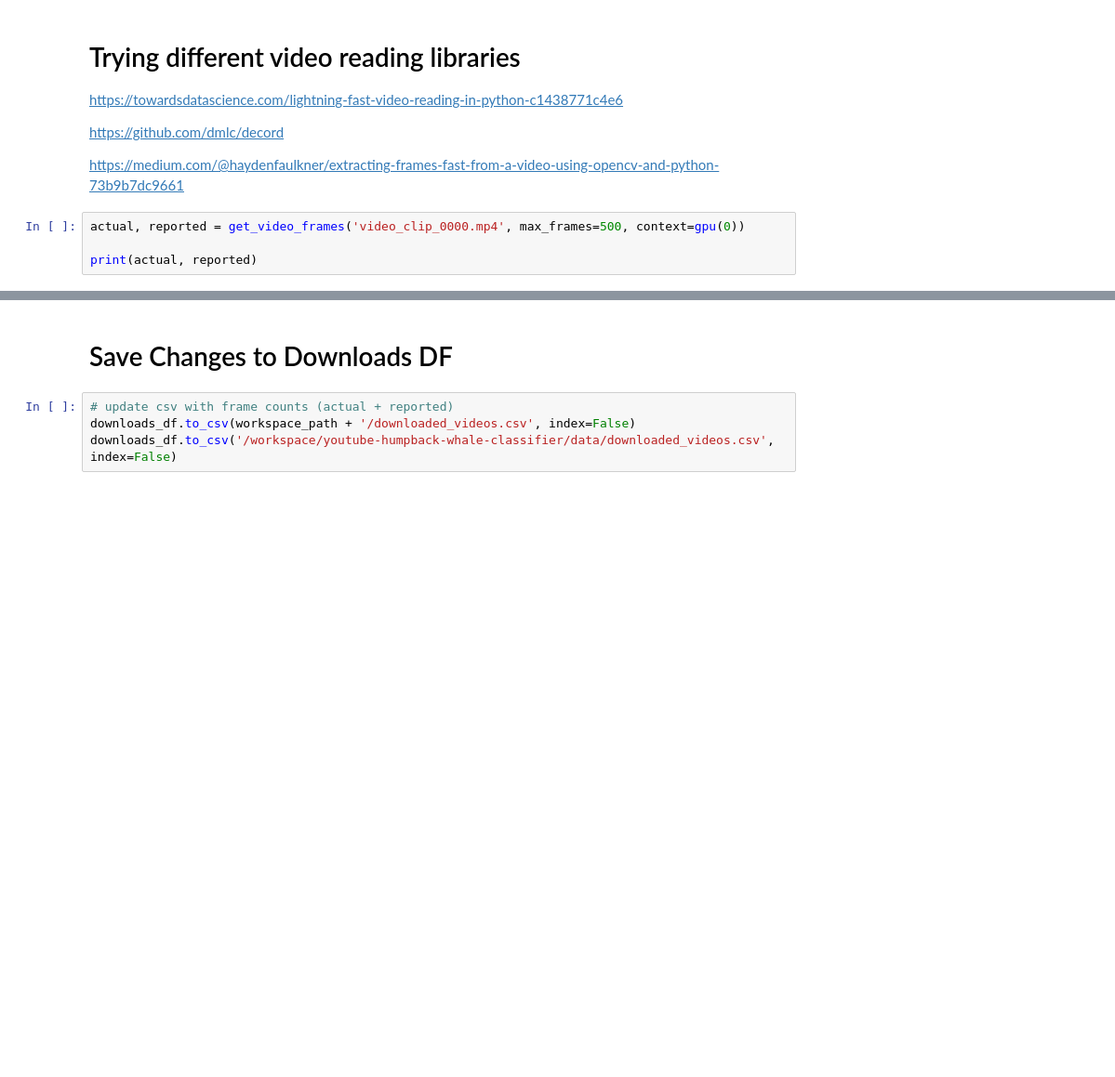
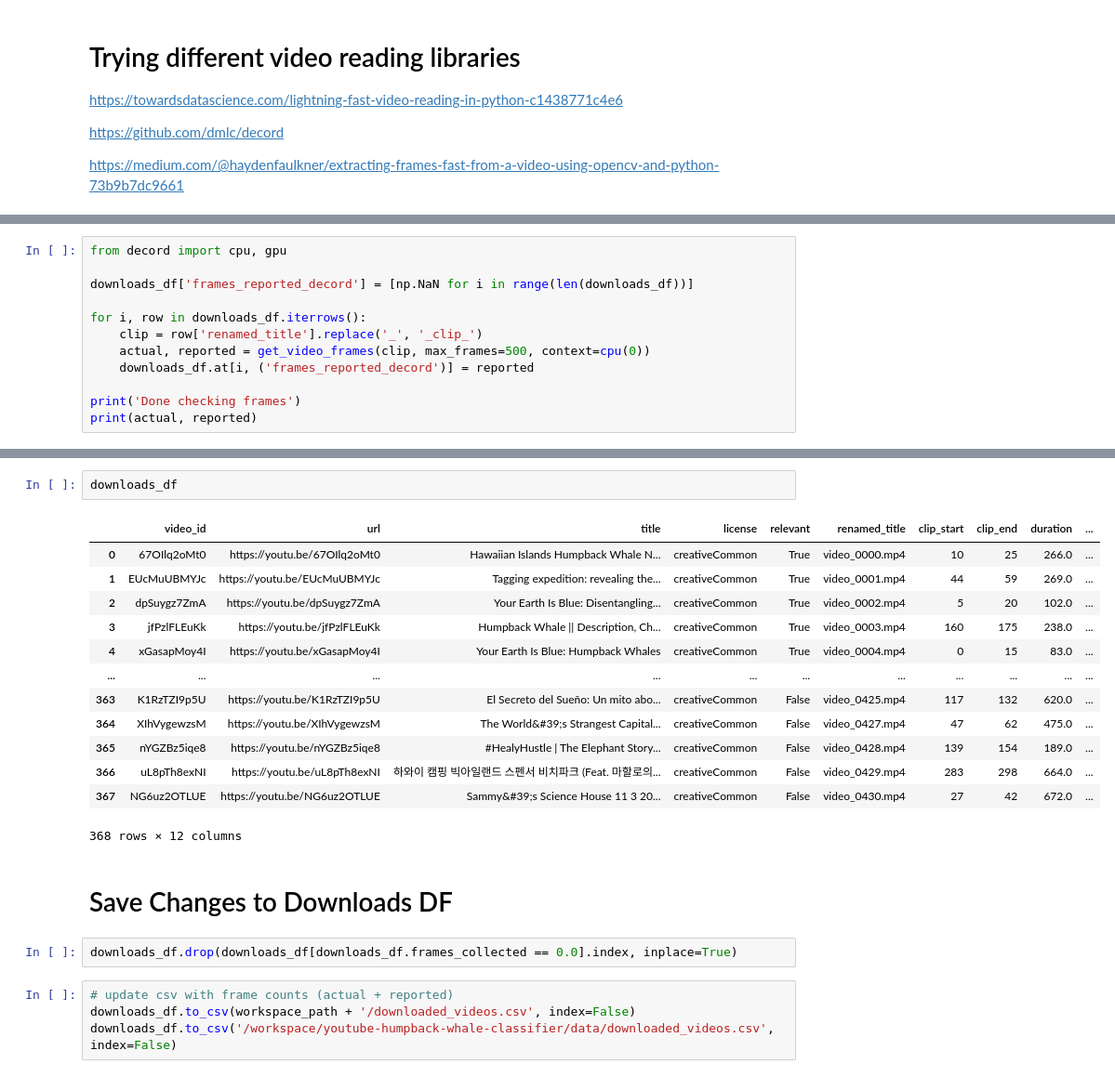
Before and after one commit to ramirezmichelle/youtube-humpback-whale-classifier, a Jupyter notebook: classification/extract_video_frames.ipynb, the cells around one changed output, grey strips where cells are left out. Shown at 93% size. Cells and saved outputs as stored; diff of their text form; blank space fills up the shorter version.

Commit message:
dropped videos where frame count == 0

```diff
--- a/classification/extract_video_frames.ipynb
+++ b/classification/extract_video_frames.ipynb
@@ -87,7 +84,3 @@ https://towardsdatascience.com/lightning-fast-video-reading-in-python-c1438771c4
 https://github.com/dmlc/decord
 
 https://medium.com/@haydenfaulkner/extracting-frames-fast-from-a-video-using-opencv-and-python-73b9b7dc9661
-# %%
-actual, reported = get_video_frames('video_clip_0000.mp4', max_frames=500, context=gpu(0))
-
-print(actual, reported)
@@ -95,0 +87,12 @@ print(actual, reported)
+# %%
+from decord import cpu, gpu
+
+downloads_df['frames_reported_decord'] = [np.NaN for i in range(len(downloads_df))]
+
+for i, row in downloads_df.iterrows():
+    clip = row['renamed_title'].replace('_', '_clip_')
+    actual, reported = get_video_frames(clip, max_frames=500, context=cpu(0))
+    downloads_df.at[i, ('frames_reported_decord')] = reported
+
+print('Done checking frames')
+print(actual, reported)
@@ -96,5 +101,23 @@ print(actual, reported)
+# %%
+downloads_df
+# %% [output]
+|  | video_id | url | title | license | relevant | renamed_title | clip_start | clip_end | duration | ... |
+| 0 | 67OIlq2oMt0 | https://youtu.be/67OIlq2oMt0 | Hawaiian Islands Humpback Whale N... | creativeCommon | True | video_0000.mp4 | 10 | 25 | 266.0 | ... |
+| 1 | EUcMuUBMYJc | https://youtu.be/EUcMuUBMYJc | Tagging expedition: revealing the... | creativeCommon | True | video_0001.mp4 | 44 | 59 | 269.0 | ... |
+| 2 | dpSuygz7ZmA | https://youtu.be/dpSuygz7ZmA | Your Earth Is Blue: Disentangling... | creativeCommon | True | video_0002.mp4 | 5 | 20 | 102.0 | ... |
+| 3 | jfPzlFLEuKk | https://youtu.be/jfPzlFLEuKk | Humpback Whale || Description, Ch... | creativeCommon | True | video_0003.mp4 | 160 | 175 | 238.0 | ... |
+| 4 | xGasapMoy4I | https://youtu.be/xGasapMoy4I | Your Earth Is Blue: Humpback Whales | creativeCommon | True | video_0004.mp4 | 0 | 15 | 83.0 | ... |
+| ... | ... | ... | ... | ... | ... | ... | ... | ... | ... | ... |
+| 363 | K1RzTZI9p5U | https://youtu.be/K1RzTZI9p5U | El Secreto del Sueño: Un mito abo... | creativeCommon | False | video_0425.mp4 | 117 | 132 | 620.0 | ... |
+| 364 | XIhVygewzsM | https://youtu.be/XIhVygewzsM | The World&#39;s Strangest Capital... | creativeCommon | False | video_0427.mp4 | 47 | 62 | 475.0 | ... |
+| 365 | nYGZBz5iqe8 | https://youtu.be/nYGZBz5iqe8 | #HealyHustle | The Elephant Story... | creativeCommon | False | video_0428.mp4 | 139 | 154 | 189.0 | ... |
+| 366 | uL8pTh8exNI | https://youtu.be/uL8pTh8exNI | 하와이 캠핑 빅아일랜드 스펜서 비치파크 (Feat. 마할로의... | creativeCommon | False | video_0429.mp4 | 283 | 298 | 664.0 | ... |
+| 367 | NG6uz2OTLUE | https://youtu.be/NG6uz2OTLUE | Sammy&#39;s Science House 11 3 20... | creativeCommon | False | video_0430.mp4 | 27 | 42 | 672.0 | ... |
+368 rows × 12 columns
 # %% [markdown]
 # Save Changes to Downloads DF
+# %%
+downloads_df.drop(downloads_df[downloads_df.frames_collected == 0.0].index, inplace=True)
 # %%
 # update csv with frame counts (actual + reported)
 downloads_df.to_csv(workspace_path + '/downloaded_videos.csv', index=False)
```
Also changed, not shown: parts of 4 cells of this notebook, 2 other files.
